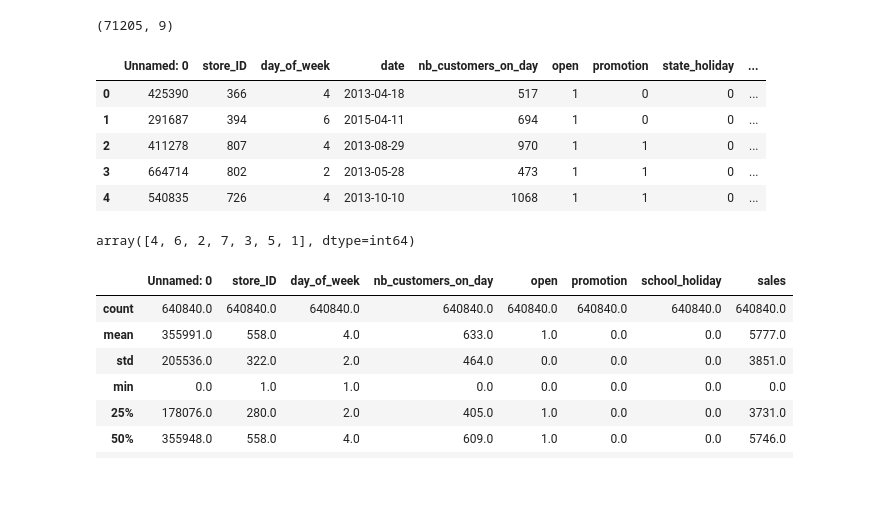
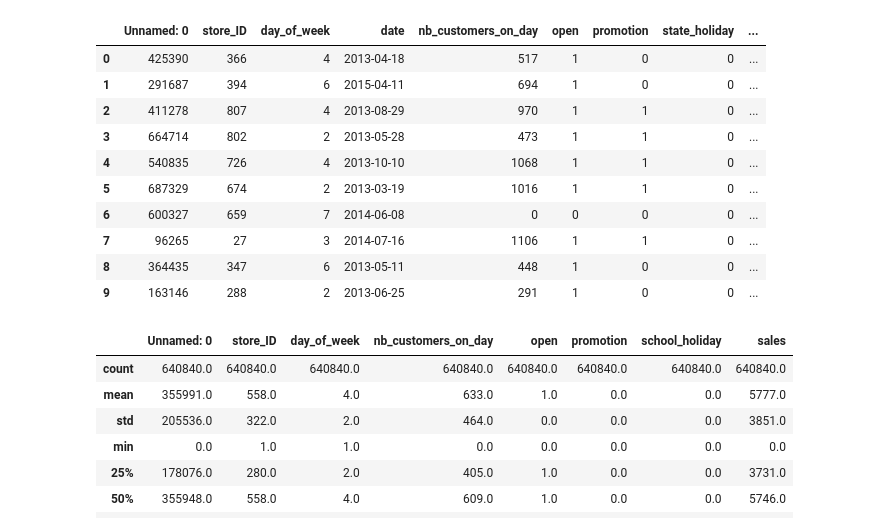
Before and after one commit to Grimngor/ironkaggle, a Jupyter notebook: main.ipynb, the cells around one changed output. Drawn from its saved outputs; the diff is of its cells as text; code cells hidden in the pictures; blank space fills up the shorter version.

```diff
--- a/main.ipynb
+++ b/main.ipynb
@@ -14,24 +17,21 @@ from sklearn.model_selection import cross_val_score
 # %%
 # Loading the data
 sales_df = pd.read_csv('sales.csv')
-real_sales_df = pd.read_csv('REAL_DATA.csv')
-real_sales_df.shape
-# %% [output]
-(71205, 9)
 # %%
 # Exploring the data
-sales_df.head()
+sales_df.head(10)
 # %% [output]
 |  | Unnamed: 0 | store_ID | day_of_week | date | nb_customers_on_day | open | promotion | state_holiday | ... |
 | 0 | 425390 | 366 | 4 | 2013-04-18 | 517 | 1 | 0 | 0 | ... |
 | 1 | 291687 | 394 | 6 | 2015-04-11 | 694 | 1 | 0 | 0 | ... |
 | 2 | 411278 | 807 | 4 | 2013-08-29 | 970 | 1 | 1 | 0 | ... |
 | 3 | 664714 | 802 | 2 | 2013-05-28 | 473 | 1 | 1 | 0 | ... |
 | 4 | 540835 | 726 | 4 | 2013-10-10 | 1068 | 1 | 1 | 0 | ... |
+| 5 | 687329 | 674 | 2 | 2013-03-19 | 1016 | 1 | 1 | 0 | ... |
+| 6 | 600327 | 659 | 7 | 2014-06-08 | 0 | 0 | 0 | 0 | ... |
+| 7 | 96265 | 27 | 3 | 2014-07-16 | 1106 | 1 | 1 | 0 | ... |
+| 8 | 364435 | 347 | 6 | 2013-05-11 | 448 | 1 | 0 | 0 | ... |
+| 9 | 163146 | 288 | 2 | 2013-06-25 | 291 | 1 | 0 | 0 | ... |
-# %%
-sales_df.day_of_week.unique()
-# %% [output]
-array([4, 6, 2, 7, 3, 5, 1], dtype=int64)
 # %%
 sales_df.describe().round()
 # %% [output]
```
Also changed, not shown: parts of 29 cells of this notebook, 2 other files.
